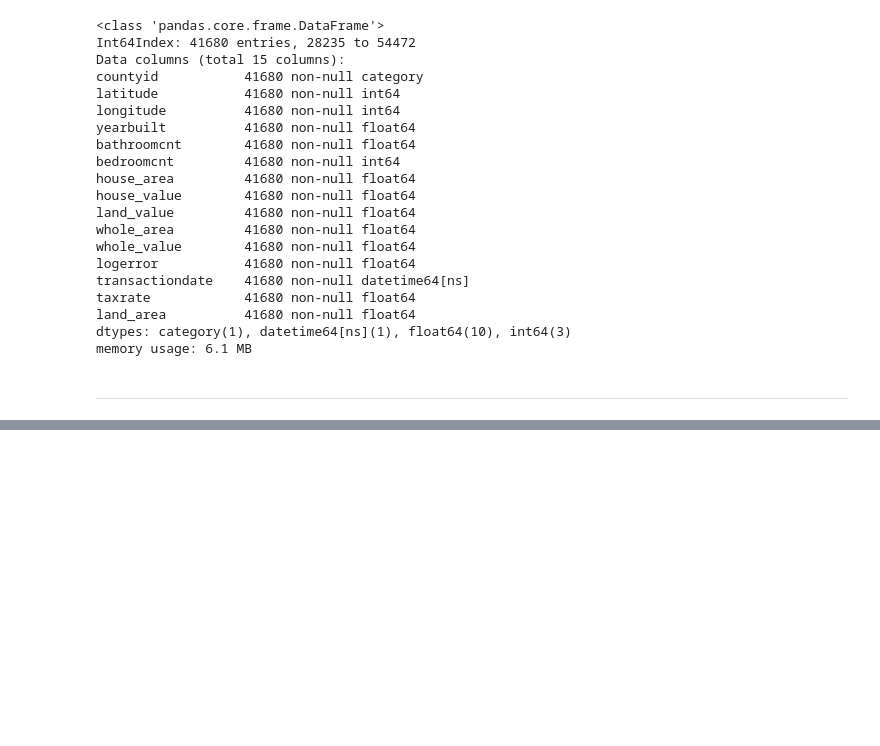
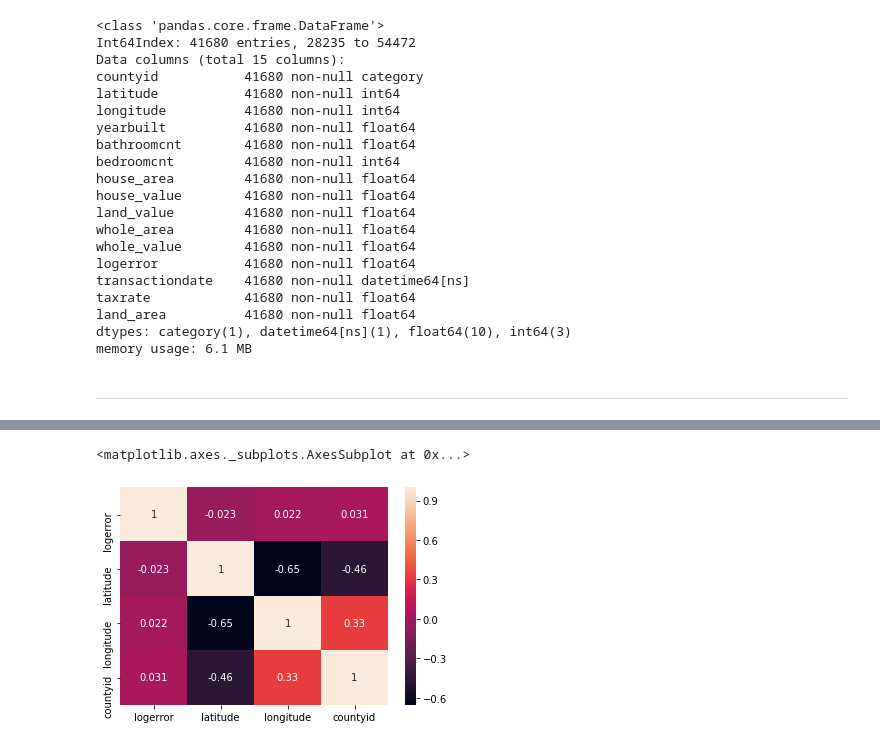
Before and after one commit to RainierCluster/zillow-cluster, a Jupyter notebook: Cris - Rainier-Cluster.ipynb, the cells around one changed output, grey strips where cells are left out. Drawn from its saved outputs; the diff is of its cells as text; code cells hidden in the pictures; blank space fills up the shorter version.

```diff
--- a/Cris - Rainier-Cluster.ipynb
+++ b/Cris - Rainier-Cluster.ipynb
@@ -71,0 +94,5 @@ trex
+# %%
+sns.heatmap(trex_loc.corr(),annot=True)
+# %% [output]
+<matplotlib.axes._subplots.AxesSubplot at 0x...>
+[figure, added]
```
Also changed, not shown: parts of 12 cells of this notebook.
